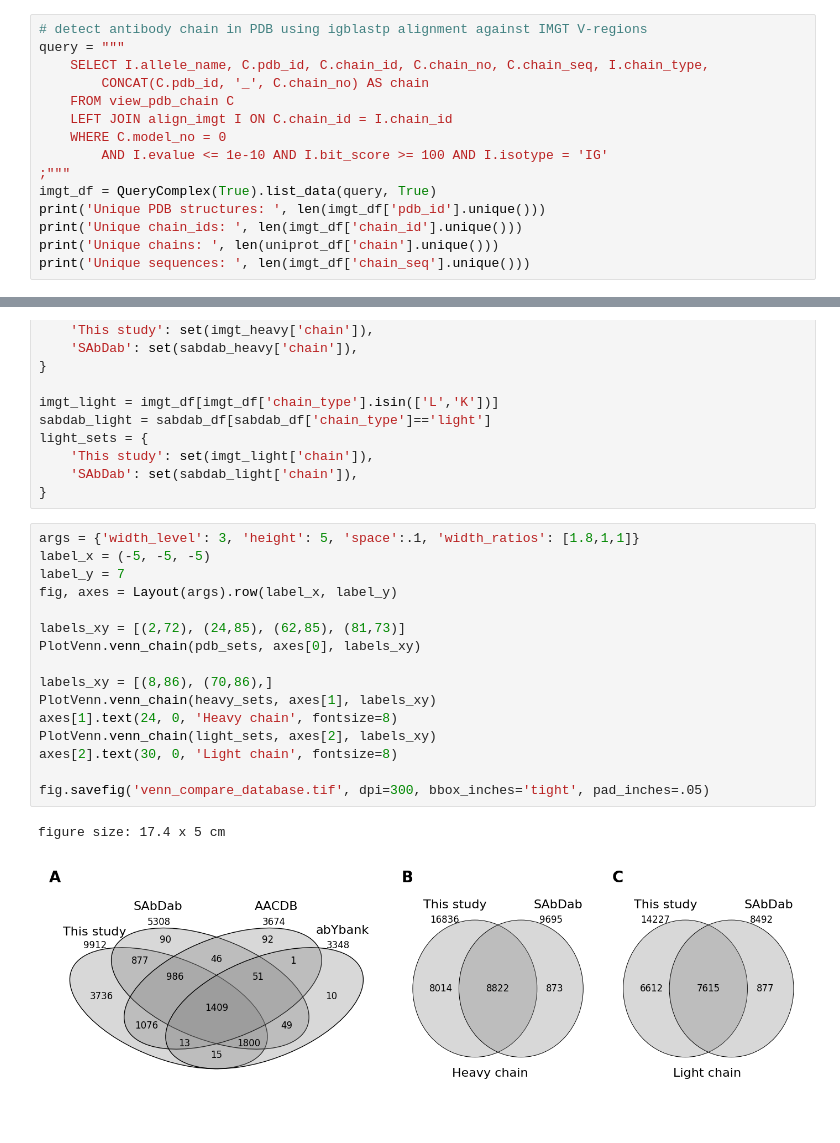
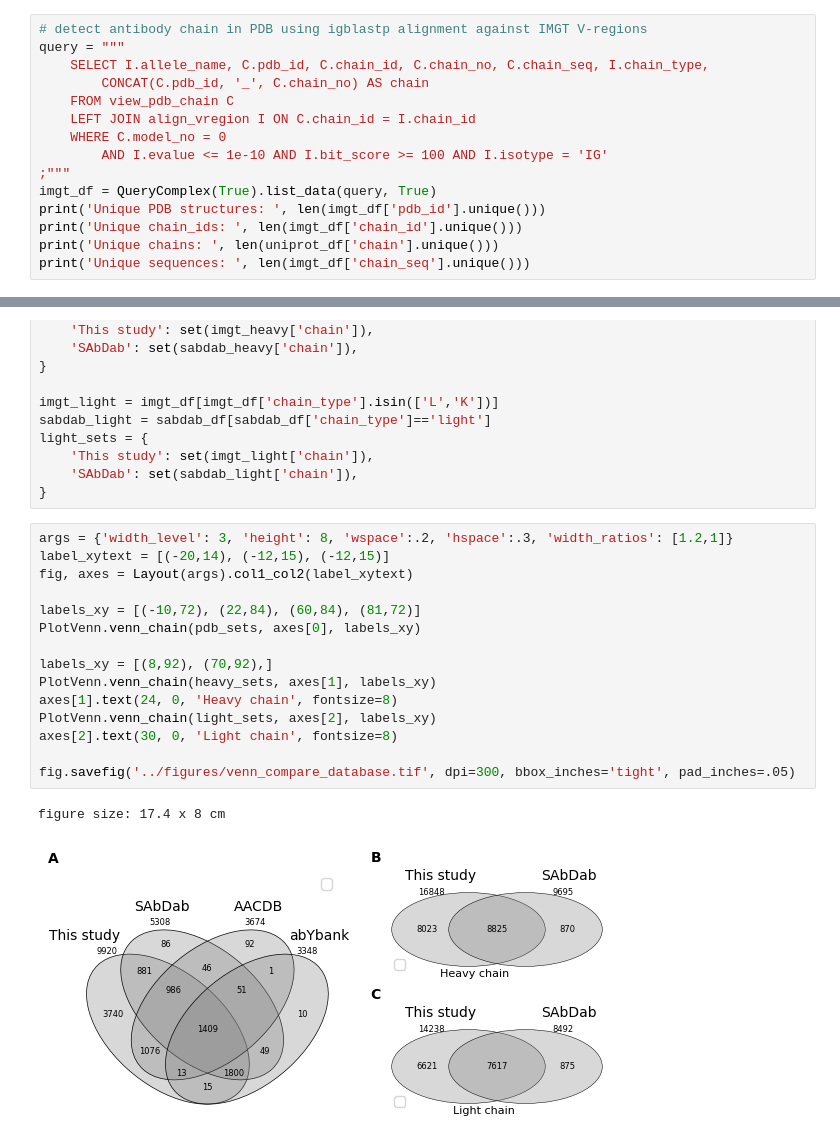
Before and after one commit to protein-design/predict_antibody, a Jupyter notebook: src/label_antibody.ipynb, the cells around one changed output, grey strips where cells are left out. Saved outputs shown, nothing was run; the diff lists cells and outputs as text.

```diff
--- a/src/label_antibody.ipynb
+++ b/src/label_antibody.ipynb
@@ -76,7 +74,7 @@ query = """
     SELECT I.allele_name, C.pdb_id, C.chain_id, C.chain_no, C.chain_seq, I.chain_type,
         CONCAT(C.pdb_id, '_', C.chain_no) AS chain
     FROM view_pdb_chain C
-    LEFT JOIN align_imgt I ON C.chain_id = I.chain_id
+    LEFT JOIN align_vregion I ON C.chain_id = I.chain_id
     WHERE C.model_no = 0
         AND I.evalue <= 1e-10 AND I.bit_score >= 100 AND I.isotype = 'IG'
 ;"""
@@ -224,21 +238,20 @@ light_sets = {
     'SAbDab': set(sabdab_light['chain']),
 }
 # %%
-args = {'width_level': 3, 'height': 5, 'space':.1, 'width_ratios': [1.8,1,1]}
-label_x = (-5, -5, -5)
-label_y = 7
-fig, axes = Layout(args).row(label_x, label_y)
+args = {'width_level': 3, 'height': 8, 'wspace':.2, 'hspace':.3, 'width_ratios': [1.2,1]}
+label_xytext = [(-20,14), (-12,15), (-12,15)]
+fig, axes = Layout(args).col1_col2(label_xytext)
 
-labels_xy = [(2,72), (24,85), (62,85), (81,73)]
+labels_xy = [(-10,72), (22,84), (60,84), (81,72)]
 PlotVenn.venn_chain(pdb_sets, axes[0], labels_xy)
 
-labels_xy = [(8,86), (70,86),]
+labels_xy = [(8,92), (70,92),]
 PlotVenn.venn_chain(heavy_sets, axes[1], labels_xy)
 axes[1].text(24, 0, 'Heavy chain', fontsize=8)
 PlotVenn.venn_chain(light_sets, axes[2], labels_xy)
 axes[2].text(30, 0, 'Light chain', fontsize=8)
 
-fig.savefig('venn_compare_database.tif', dpi=300, bbox_inches='tight', pad_inches=.05)
+fig.savefig('../figures/venn_compare_database.tif', dpi=300, bbox_inches='tight', pad_inches=.05)
 # %% [output]
-figure size: 17.4 x 5 cm
+figure size: 17.4 x 8 cm
-[figure, old version]
+[figure, new version]
```
Also changed, not shown: parts of 8 cells of this notebook, 42 other files.
